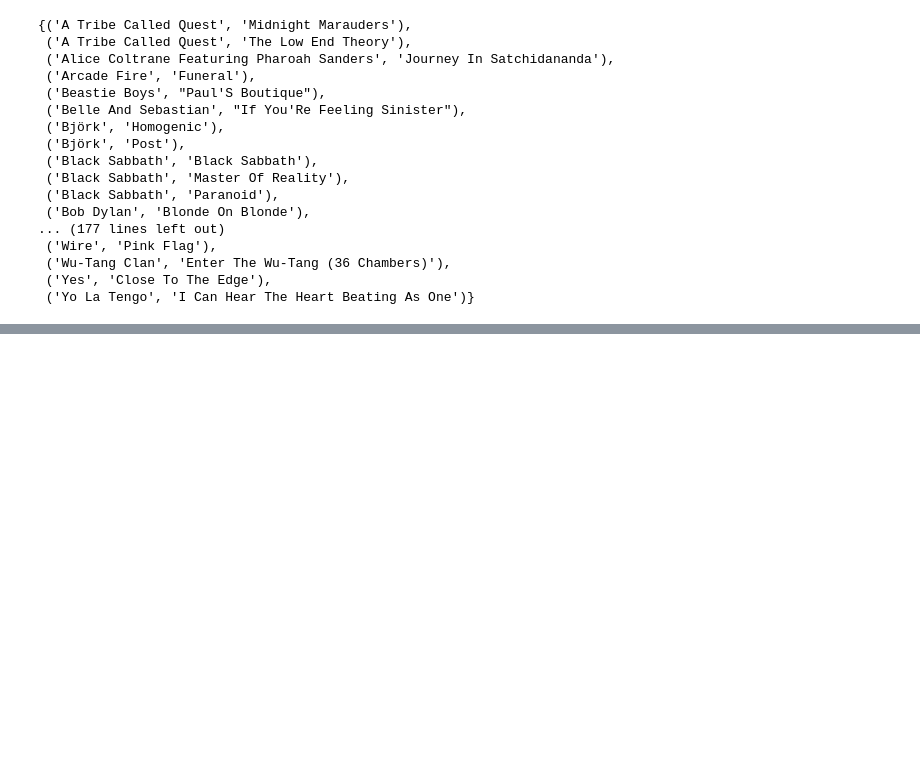
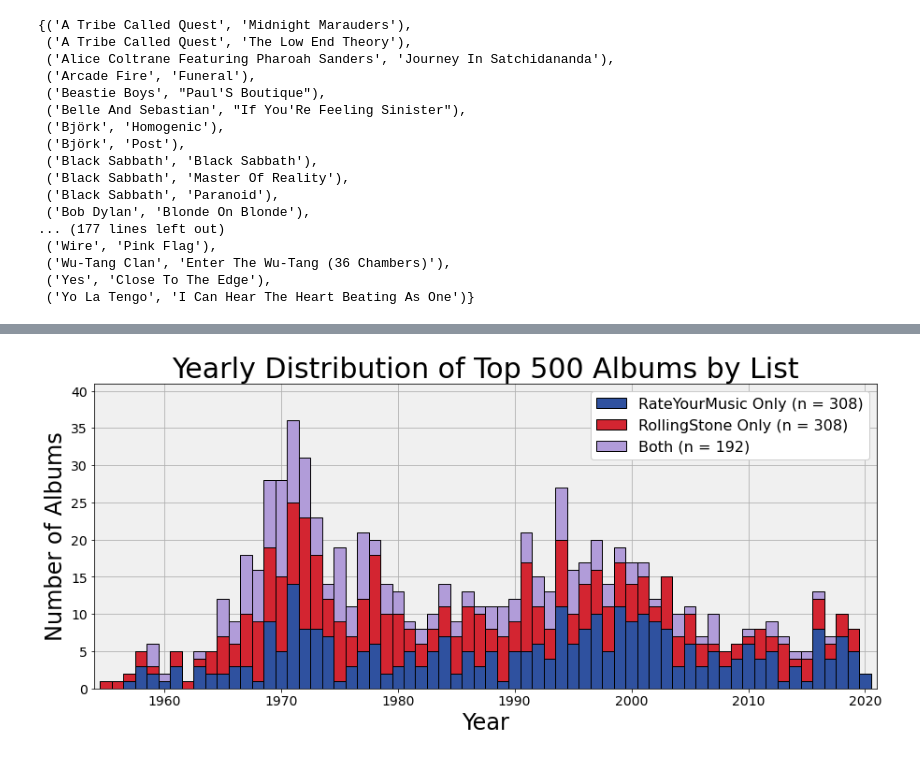
Before and after one commit to gibsramen/rym_vs_rolling_stones_top_500, a Jupyter notebook: notebooks/plot.ipynb, the cells around one changed output, grey strips where cells are left out. Drawn from its saved outputs; the diff is of its cells as text; code cells hidden in the pictures; blank space fills up the shorter version.

```diff
--- a/notebooks/plot.ipynb
+++ b/notebooks/plot.ipynb
@@ -218,0 +213,49 @@ plt.show()
+# %%
+fig, ax = plt.subplots(1, 1, figsize=(15, 6))
+
+color_dict = {
+    "count_RYM": "#2F519F",
+    "count_RS": "#d32531",
+    "count_BOTH": "#b19cd9"
+}
+
+min_year = min(rym_top_500["date"].min(), rs_top_500["date"].min())
+max_year = max(rym_top_500["date"].max(), rs_top_500["date"].max())
+
+for i, col in enumerate(["count_RYM", "count_RS", "count_BOTH"]):
+    ax.bar(
+        year_df.index,
+        year_df[col],
+        bottom=np.sum(year_df.values[:, :i], axis=1),
+        color=color_dict.get(col),
+        label=col,
+        width=1,
+        edgecolor="black",
+        lw=1,
+        zorder=2,
+    )
+
+ax.set_xlim([min_year-1, max_year+1])
+ax.set_ylim([0, 41])
+ax.legend(
+    labels=[
+        f"RateYourMusic Only (n = {len(final_rym_only_set)})",
+        f"RollingStone Only (n = {len(final_rs_only_set)})",
+        f"Both (n = {len(final_both_album_set)})"
+    ],
+    fontsize=16,
+    framealpha=1,
+    #frameon=False,
+)
+
+ax.tick_params("both", labelsize=14)
+ax.set_facecolor("#F0F0F0")
+ax.grid(zorder=0)
+
+ax.set_xlabel("Year", fontsize=24)
+ax.set_ylabel("Number of Albums", fontsize=24)
+ax.set_title("Yearly Distribution of Top 500 Albums by List", fontsize=30)
+
+plt.show()
+# %% [output]
+[figure, added]
```
Also changed, not shown: parts of 18 cells of this notebook.
